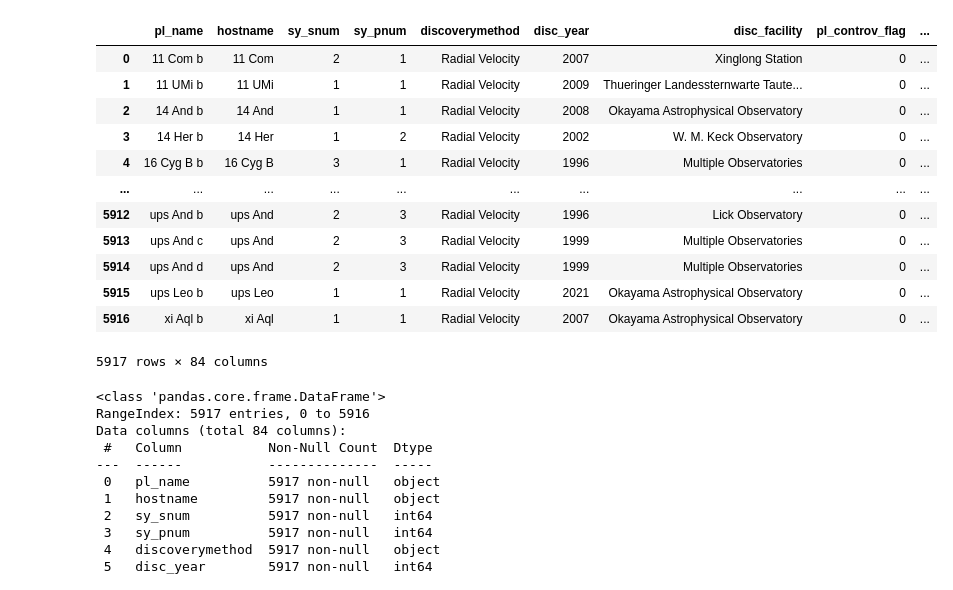
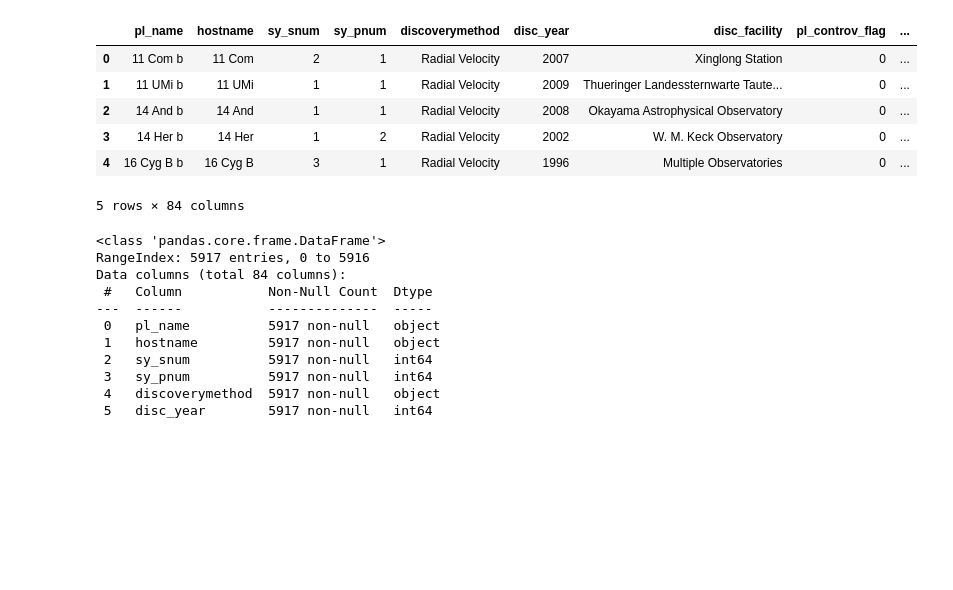
Before and after one commit to msmith89-wq/Life_Search, a Jupyter notebook: notebooks/Final_Capstone_Notebook.ipynb, the cells around one changed output. Saved outputs shown, nothing was run; the diff lists cells and outputs as text; code cells hidden in the pictures; blank space fills up the shorter version.

```diff
--- a/notebooks/Final_Capstone_Notebook.ipynb
+++ b/notebooks/Final_Capstone_Notebook.ipynb
@@ -3,21 +3,15 @@ import pandas as pd
 import numpy as np
 # %%
 exoplanets_df = pd.read_csv('../data/PSCompPars_2025.06.10_14.20.14.csv', skiprows=88)
-exoplanets_df
+exoplanets_df.head()
 # %% [output]
 |  | pl_name | hostname | sy_snum | sy_pnum | discoverymethod | disc_year | disc_facility | pl_controv_flag | ... |
 | 0 | 11 Com b | 11 Com | 2 | 1 | Radial Velocity | 2007 | Xinglong Station | 0 | ... |
 | 1 | 11 UMi b | 11 UMi | 1 | 1 | Radial Velocity | 2009 | Thueringer Landessternwarte Taute... | 0 | ... |
 | 2 | 14 And b | 14 And | 1 | 1 | Radial Velocity | 2008 | Okayama Astrophysical Observatory | 0 | ... |
 | 3 | 14 Her b | 14 Her | 1 | 2 | Radial Velocity | 2002 | W. M. Keck Observatory | 0 | ... |
 | 4 | 16 Cyg B b | 16 Cyg B | 3 | 1 | Radial Velocity | 1996 | Multiple Observatories | 0 | ... |
-| ... | ... | ... | ... | ... | ... | ... | ... | ... | ... |
-| 5912 | ups And b | ups And | 2 | 3 | Radial Velocity | 1996 | Lick Observatory | 0 | ... |
-| 5913 | ups And c | ups And | 2 | 3 | Radial Velocity | 1999 | Multiple Observatories | 0 | ... |
-| 5914 | ups And d | ups And | 2 | 3 | Radial Velocity | 1999 | Multiple Observatories | 0 | ... |
-| 5915 | ups Leo b | ups Leo | 1 | 1 | Radial Velocity | 2021 | Okayama Astrophysical Observatory | 0 | ... |
-| 5916 | xi Aql b | xi Aql | 1 | 1 | Radial Velocity | 2007 | Okayama Astrophysical Observatory | 0 | ... |
-5917 rows × 84 columns
+5 rows × 84 columns
 # %%
 exoplanets_df.info()
 # %% [output]
```
Also changed, not shown: parts of 43 cells of this notebook, 1 other file.
